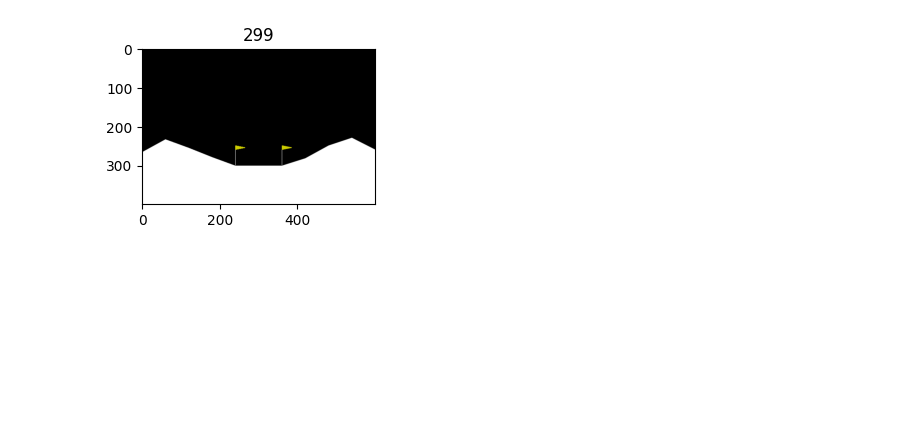
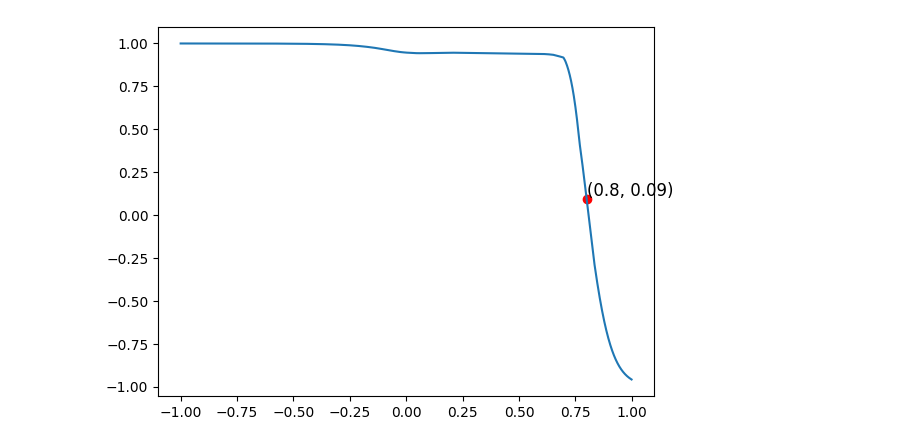
Before and after one commit to HakerJimmy/SAC, a Jupyter notebook: agent.ipynb, the cells around one changed output. Drawn from its saved outputs; the diff is of its cells as text; code cells hidden in the pictures; blank space fills up the shorter version.

Commit message:
revision of agent

```diff
--- a/agent.ipynb
+++ b/agent.ipynb
@@ -518,37 +455,40 @@ State Dimension: 8
 # %%
 # 定义参数
 max_episodes = 500 # 迭代训练次数
-max_steps = 1000    # 每个回合的最大步数
+max_steps = 100    # 每个回合的最大步数
 
 # 创建对象
-agent = SAC(env, features_dim=state_dim, action_dim=action_dim)
+agent = SAC(env, features_dim=2, action_dim=1)
 episode_rewards = []    # 只是用来看学习的成果的，和训练过程无关
+episode_steps = []
 
 # 开始迭代训练
 for episode in tqdm(range(max_episodes), file=sys.stdout):
     # 重置环境并获取初始状态
-    state, _ = env.reset()
+    state = env.reset()
     # 初始化当前回合的奖励
     episode_reward = 0
-
+    episode_step = 0
     # 循环惊醒每一步的操作
     for step in range(max_steps):
         # 根据当前状态选择动作
         action = agent.choose_action(state)
-        next_state, reward, terminated, truncated, info = env.step(action)  # 与环境交互产生下一个状态并生成奖励等相关信息
+        next_state, reward, terminated, truncated = env.step(action)  # 与环境交互产生下一个状态并生成奖励等相关信息
         done = terminated or truncated
         # 存入经验回放缓冲区
         agent.store(state, reward, done, action, next_state)
         agent.train()
         episode_reward += reward
-
+        episode_step += 1
         # 更新当前状态
         state = next_state
         if done:
             break
     # 记录当前回合的奖励
     episode_rewards.append(episode_reward)
+    episode_steps.append(episode_step)
 
     if episode % 10 == 0:
         tqdm.write("Episode"+str(episode)+":"+str(episode_reward))
+        tqdm.write("Episode"+str(episode)+":"+str(episode_step))
 # %% [output]
@@ -556,17 +512,17 @@ IndexError: Dimension out of range (expected to be in range of [-1, 0], but got
-# %%
-# 重置环境开始新一轮的游戏
-observation, _ = env.reset()
-# 创建GymHelper对象
-gym_helper = GymHelper(env, figsize = (3,3))
-
-# 循环N次
-N = 300
-for i in range(N):
-    gym_helper.render(title = str(i))    # 渲染环境
-    action = agent.choose_action(observation, True)
-    observation, reward, termintated, truncated, info = env.step(action)
-
-# 关闭环境
-env.close()
-# %% [output]
-[figure, removed]
+# %%
+s_list = []
+a_list = []
+for i in range(2000):
+    state = i / 1000 - 1
+    action = agent.eval_action([state, state])
+    s_list.append(state)
+    a_list.append(action[0][0])
+
+plt.plot(s_list, a_list)
+index_0_8 = s_list.index(0.8)
+a = a_list[index_0_8]
+plt.scatter([0.8], [a], color='red')
+plt.text(0.8, a, f'({0.8}, {a:.2f})', fontsize=12, verticalalignment='bottom')
+plt.show()
+# %% [output]
+[figure, added]
```
Also changed, not shown: parts of 8 cells of this notebook.
